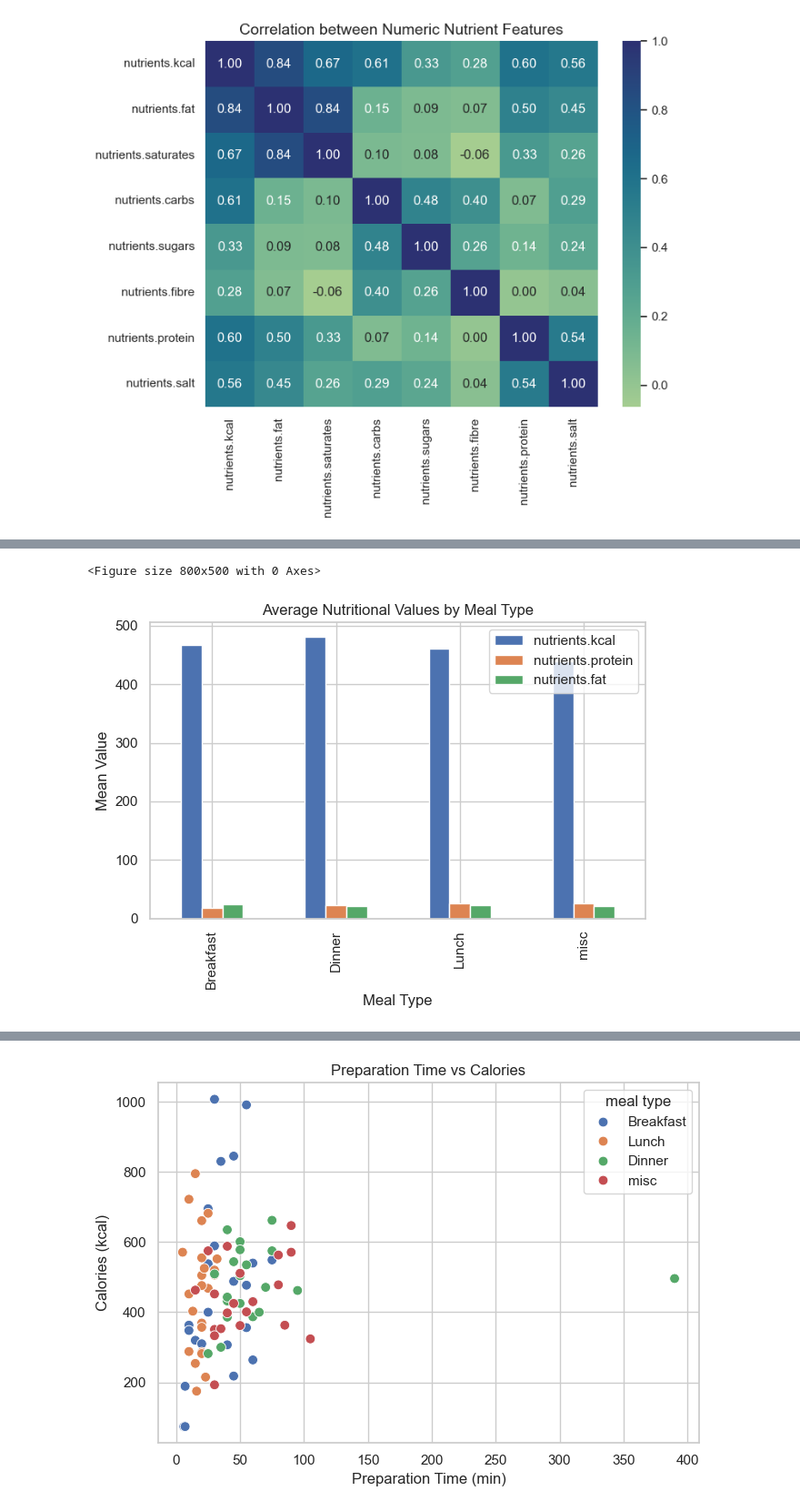
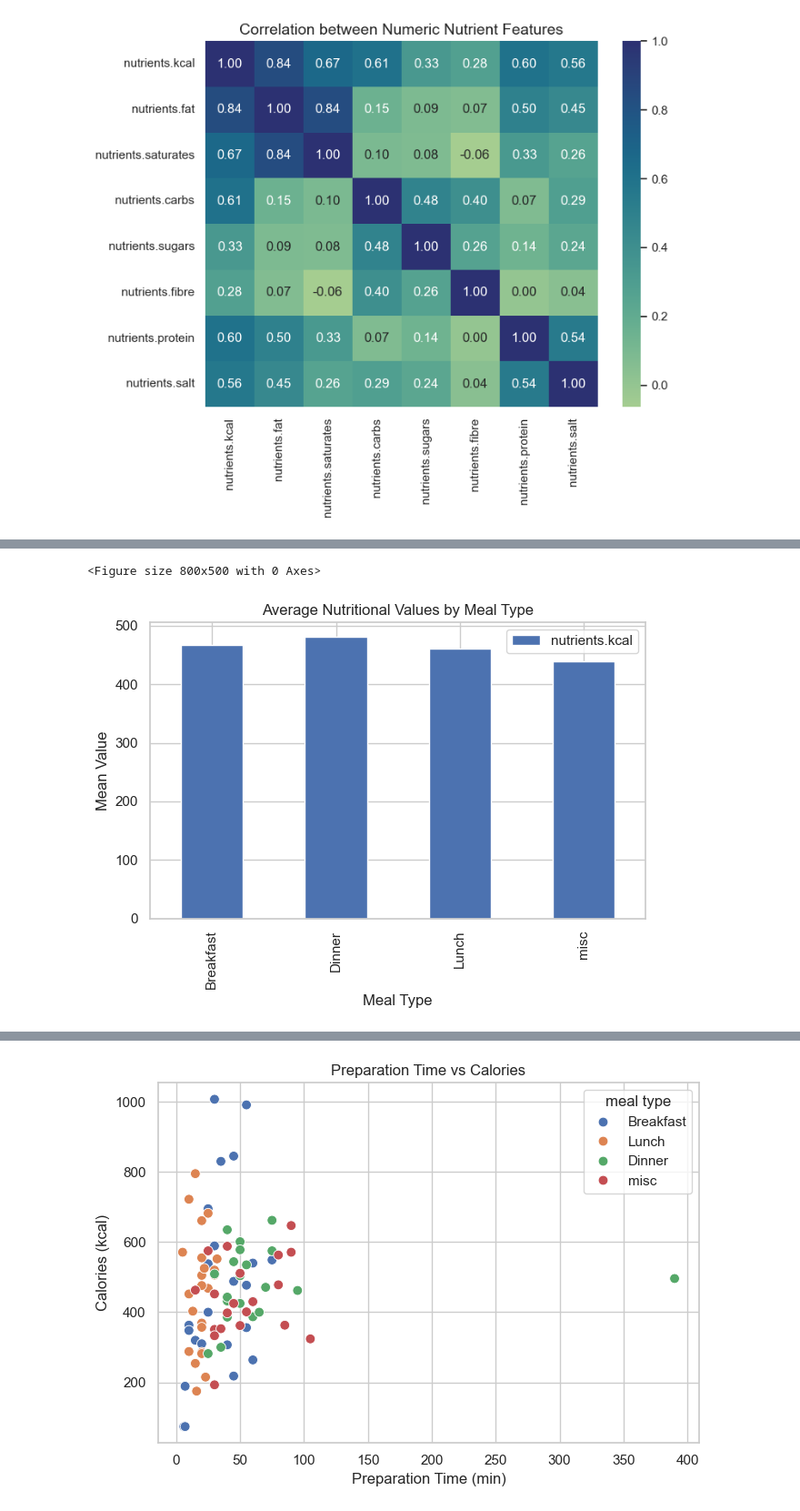
Before and after one commit to czajkowskis/Feinschmecker, a Jupyter notebook: data/EDA.ipynb, the cells around one changed output, grey strips where cells are left out. Shown at 91% size. Drawn from its saved outputs; the diff is of its cells as text; code cells hidden in the pictures.

```diff
--- a/data/EDA.ipynb
+++ b/data/EDA.ipynb
@@ -464,11 +481,11 @@ plt.show()
 # %%
 plt.figure(figsize=(8,5))
-df.groupby('meal type')[['nutrients.kcal','nutrients.protein','nutrients.fat']].mean().plot(kind='bar')
+df.groupby('meal type')[['nutrients.kcal']].mean().plot(kind='bar')
 plt.title("Average Nutritional Values by Meal Type")
 plt.ylabel("Mean Value")
 plt.xlabel("Meal Type")
 plt.tight_layout()
 plt.show()
 # %% [output]
 <Figure size 800x500 with 0 Axes>
-[figure, old version]
+[figure, new version]
```
Also changed, not shown: parts of 7 cells of this notebook.
